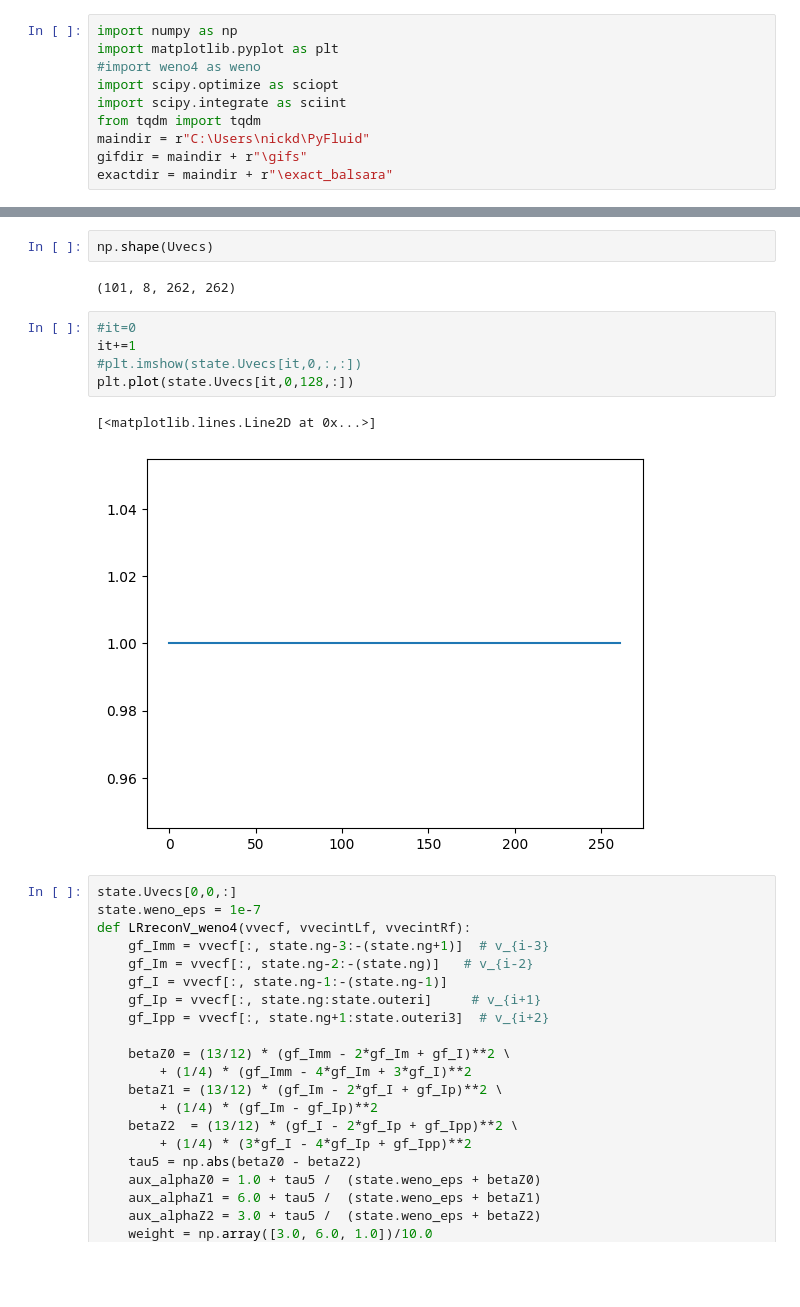
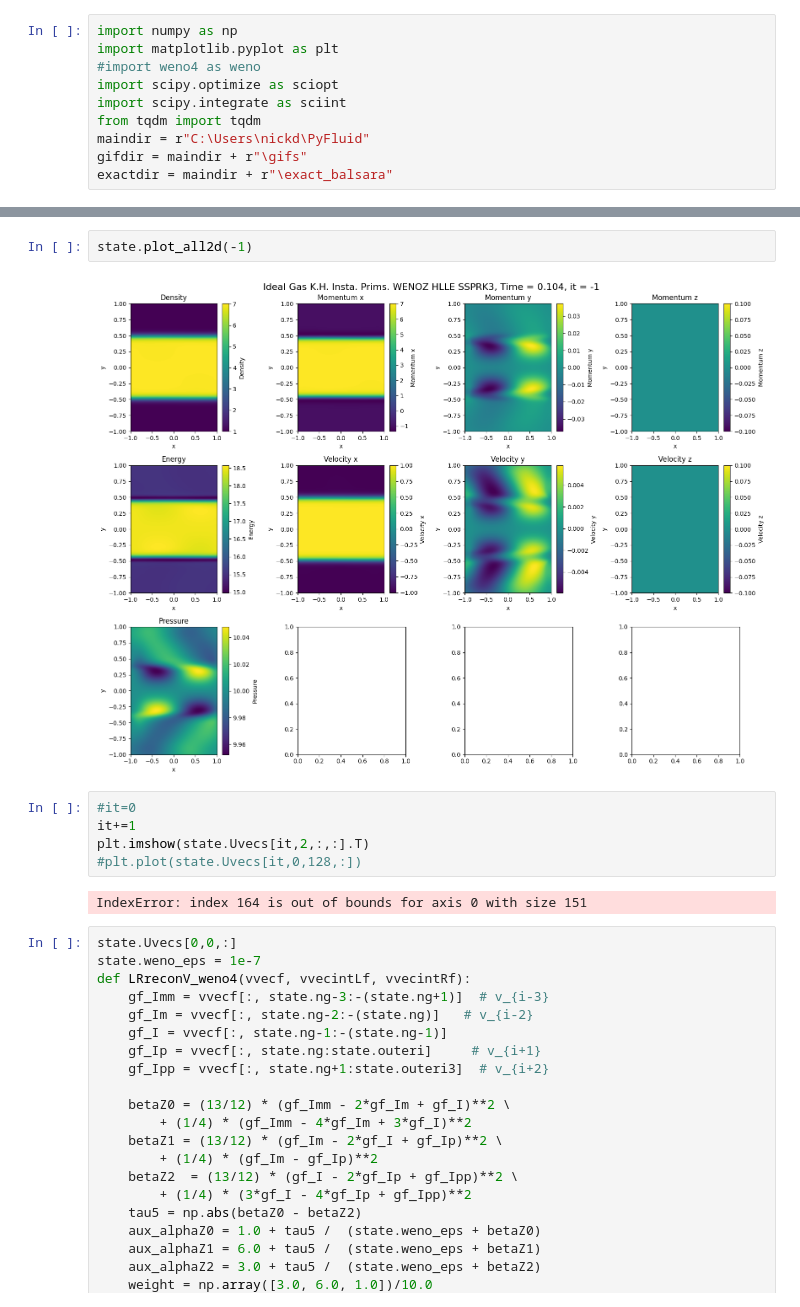
Before and after one commit to Jimbo-Coder/PyFluid, a Jupyter notebook: main_mhd2d.ipynb, the cells around one changed output, grey strips where cells are left out. Cells and saved outputs as stored; diff of their text form; blank space fills up the shorter version.

```diff
--- a/main_mhd2d.ipynb
+++ b/main_mhd2d.ipynb
@@ -1691,15 +1779,14 @@ Final Time = 0.0953, Mean dt = 2.72360e-03
 # %%
-np.shape(Uvecs)
+state.plot_all2d(-1)
 # %% [output]
-(101, 8, 262, 262)
+[figure, added]
 # %%
 #it=0
 it+=1
-#plt.imshow(state.Uvecs[it,0,:,:])
-plt.plot(state.Uvecs[it,0,128,:])
+plt.imshow(state.Uvecs[it,2,:,:].T)
+#plt.plot(state.Uvecs[it,0,128,:])
 # %% [output]
-[<matplotlib.lines.Line2D at 0x...>]
+IndexError: index 164 is out of bounds for axis 0 with size 151
-[figure, removed]
 # %%
 state.Uvecs[0,0,:]
 state.weno_eps = 1e-7
```
Also changed, not shown: parts of 1 cell of this notebook, 2 other files.
